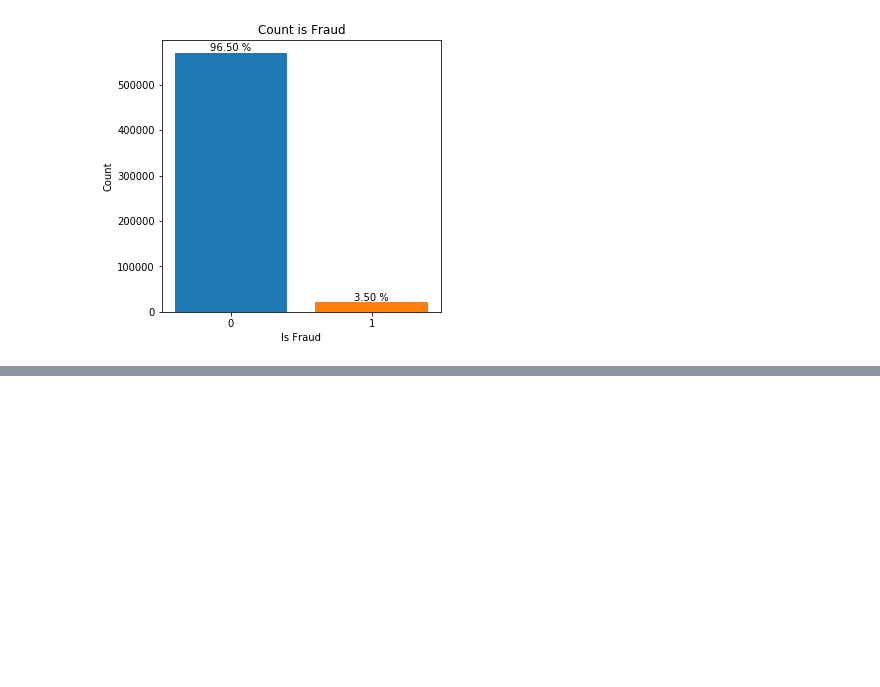
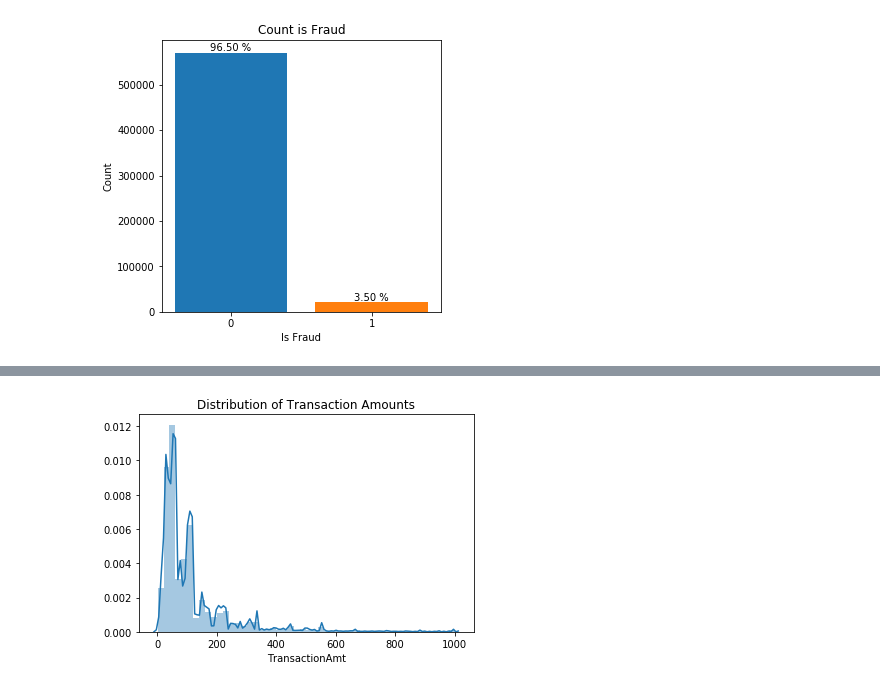
Before and after one commit to AlessandroVol23/ieee_cis_fraud_detection_kaggle, a Jupyter notebook: notebooks/0.1_AV_EDA.ipynb, the cells around one changed output, grey strips where cells are left out. Cells and saved outputs as stored; diff of their text form; code cells hidden in the pictures; blank space fills up the shorter version.

```diff
--- a/notebooks/0.1_AV_EDA.ipynb
+++ b/notebooks/0.1_AV_EDA.ipynb
@@ -55,0 +79,5 @@ for rect, label in zip(rects, labels):
+# %%
+plot = sns.distplot(df_transaction[df_transaction['TransactionAmt'] <= 1000]['TransactionAmt'])
+plot.set_title("Distribution of Transaction Amounts");
+# %% [output]
+[figure, added]
```
Also changed, not shown: parts of 32 cells of this notebook.
